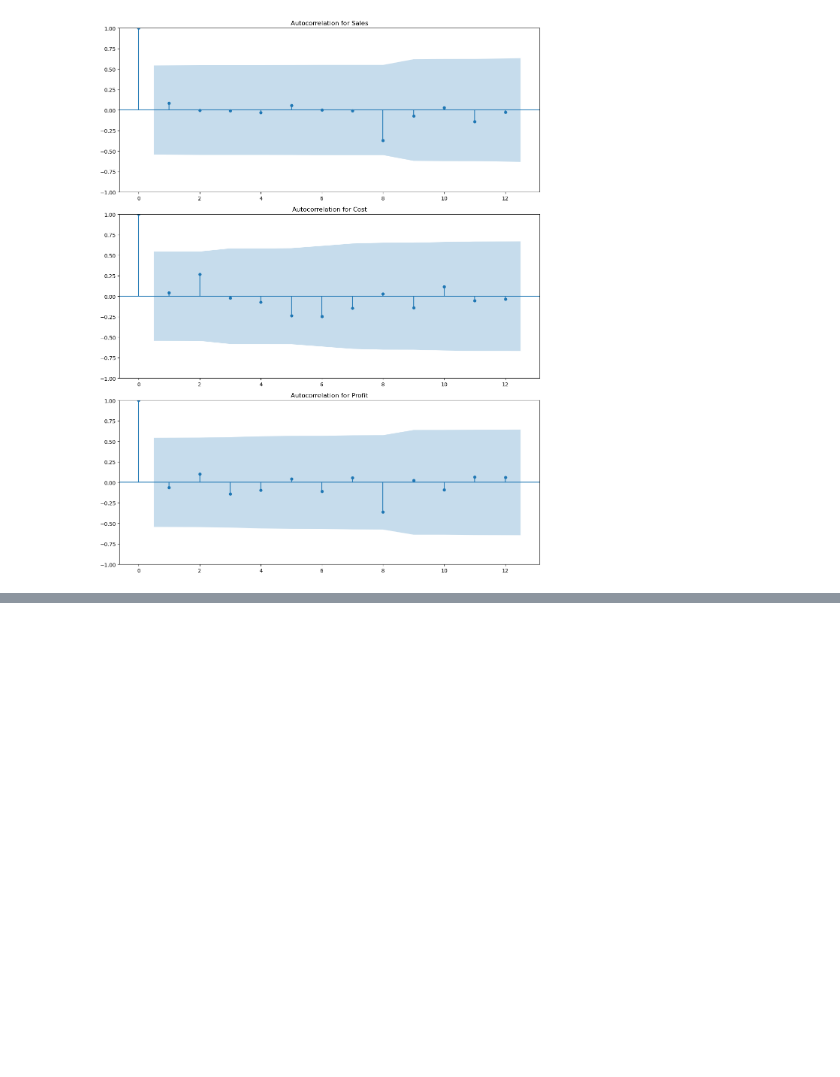
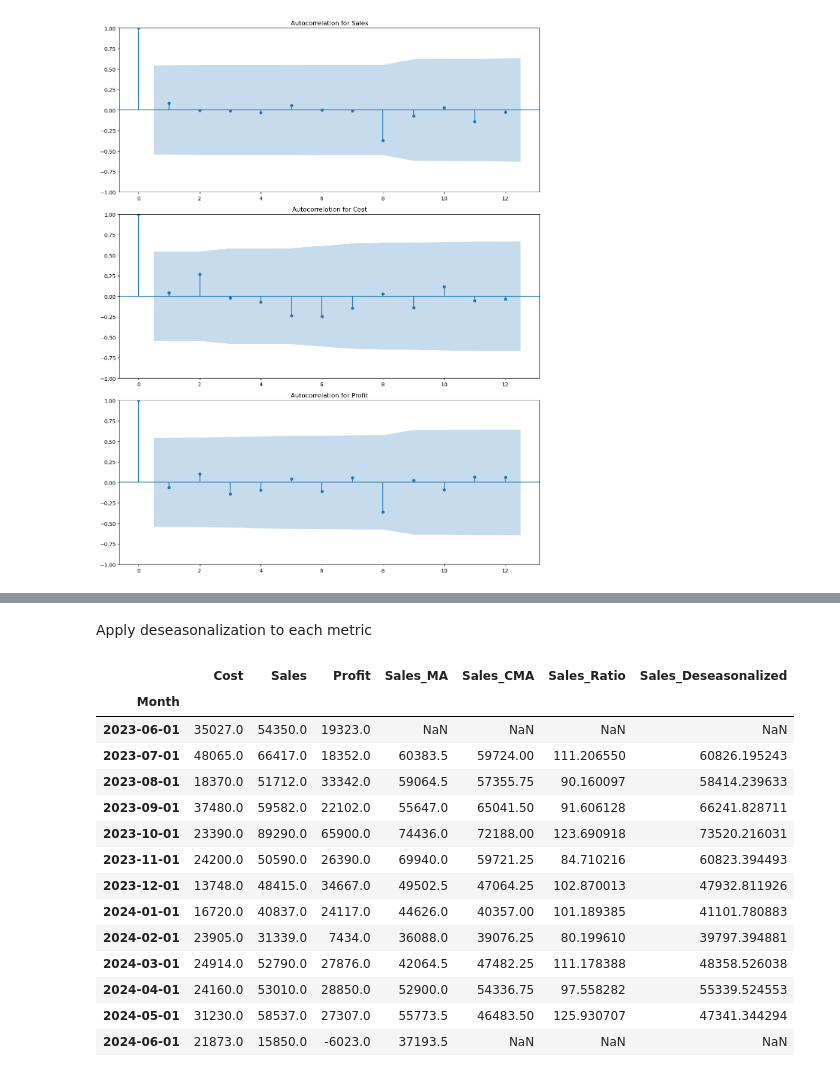
Before and after one commit to zakhusayn/baraka, a Jupyter notebook: notebook/predictive_analysis.ipynb, the cells around one changed output, grey strips where cells are left out. Cells and saved outputs as stored; diff of their text form; code cells hidden in the pictures; blank space fills up the shorter version.

```diff
--- a/notebook/predictive_analysis.ipynb
+++ b/notebook/predictive_analysis.ipynb
@@ -79,0 +99,18 @@ plt.show()
+# %%
+def calculate_seasonal_index(df, column):
+    # Calculate the median of the seasonal ratios
+    median_index = df.groupby(df.index.month)[column].median()
+    # Normalize the indices
+    normalized_index = 100 * median_index / median_index.mean()
+    return normalized_index
+
+# Apply the function to each metric's ratio
+sales_seasonal_index = calculate_seasonal_index(df, 'Sales_Ratio')
+
+# Display the seasonal indices
+seasonal_indices = pd.DataFrame({
+    'Month': sales_seasonal_index.index,
+    'Sales Seasonal Index': sales_seasonal_index.values,
+})
+seasonal_indices.set_index('Month', inplace=True)
+seasonal_indices
@@ -79,0 +132,24 @@ plt.show()
+# %% [markdown]
+Apply deseasonalization to each metric
+# %%
+def deseasonalize(df, original_col, index_series):
+    month_series = df.index.month  # Extract month from index
+    df[f'{original_col}_Deseasonalized'] = df[original_col] * 100 / index_series[month_series].values
+
+deseasonalize(df, 'Sales', sales_seasonal_index); df
+# %% [output]
+|  | Cost | Sales | Profit | Sales_MA | Sales_CMA | Sales_Ratio | Sales_Deseasonalized |
+| Month |  |  |  |  |  |  |  |
+| 2023-06-01 | 35027.0 | 54350.0 | 19323.0 | NaN | NaN | NaN | NaN |
+| 2023-07-01 | 48065.0 | 66417.0 | 18352.0 | 60383.5 | 59724.00 | 111.206550 | 60826.195243 |
+| 2023-08-01 | 18370.0 | 51712.0 | 33342.0 | 59064.5 | 57355.75 | 90.160097 | 58414.239633 |
+| 2023-09-01 | 37480.0 | 59582.0 | 22102.0 | 55647.0 | 65041.50 | 91.606128 | 66241.828711 |
+| 2023-10-01 | 23390.0 | 89290.0 | 65900.0 | 74436.0 | 72188.00 | 123.690918 | 73520.216031 |
+| 2023-11-01 | 24200.0 | 50590.0 | 26390.0 | 69940.0 | 59721.25 | 84.710216 | 60823.394493 |
+| 2023-12-01 | 13748.0 | 48415.0 | 34667.0 | 49502.5 | 47064.25 | 102.870013 | 47932.811926 |
+| 2024-01-01 | 16720.0 | 40837.0 | 24117.0 | 44626.0 | 40357.00 | 101.189385 | 41101.780883 |
+| 2024-02-01 | 23905.0 | 31339.0 | 7434.0 | 36088.0 | 39076.25 | 80.199610 | 39797.394881 |
+| 2024-03-01 | 24914.0 | 52790.0 | 27876.0 | 42064.5 | 47482.25 | 111.178388 | 48358.526038 |
+| 2024-04-01 | 24160.0 | 53010.0 | 28850.0 | 52900.0 | 54336.75 | 97.558282 | 55339.524553 |
+| 2024-05-01 | 31230.0 | 58537.0 | 27307.0 | 55773.5 | 46483.50 | 125.930707 | 47341.344294 |
+| 2024-06-01 | 21873.0 | 15850.0 | -6023.0 | 37193.5 | NaN | NaN | NaN |
```
Also changed, not shown: parts of 20 cells of this notebook, 1 other file.
